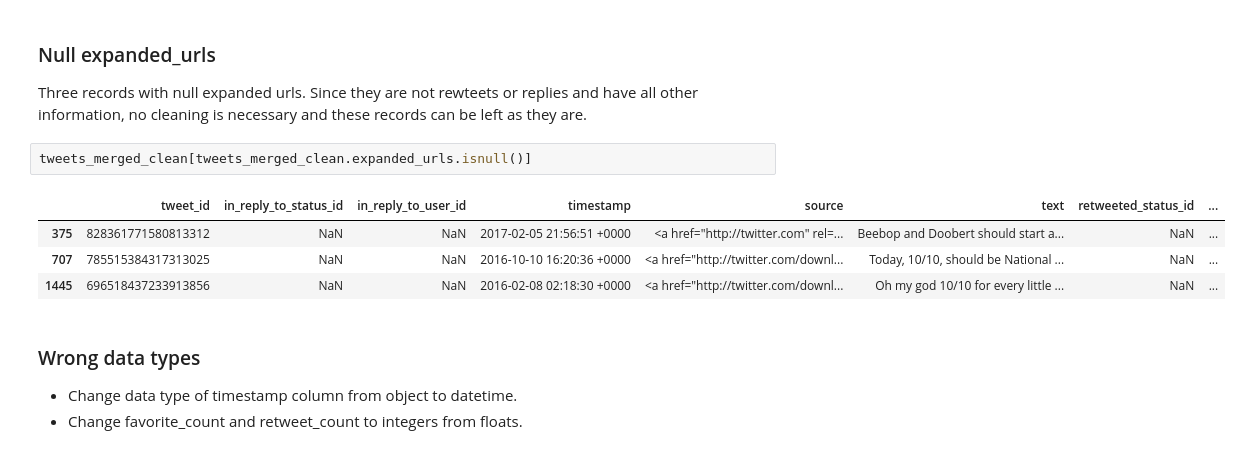
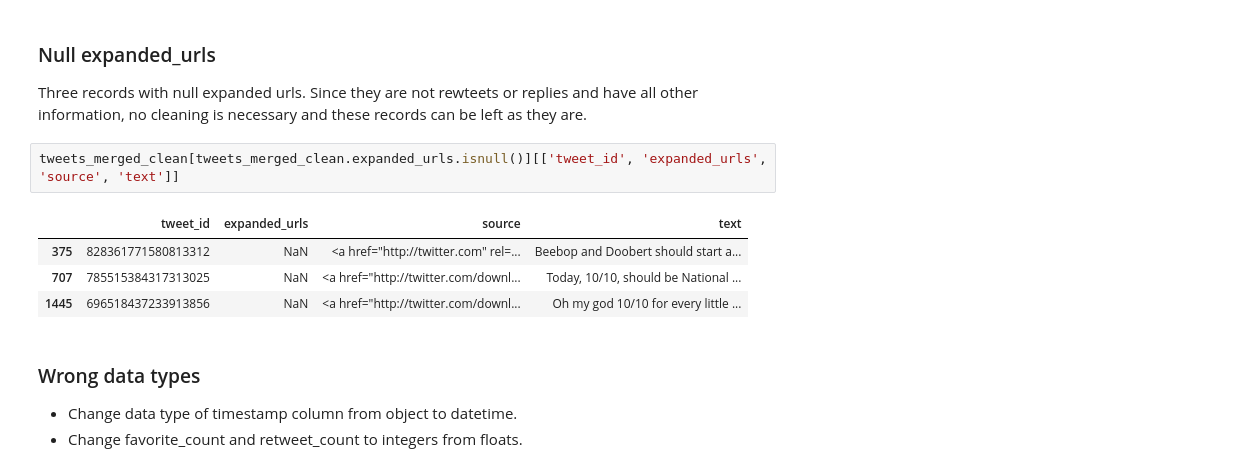
Before and after one commit to Halvinn/Twitter-Dog-Ratings, a Jupyter notebook: wrangle_act.ipynb, the cells around one changed output. Drawn from its saved outputs; the diff is of its cells as text.

Commit message:
Clean ouput display.

```diff
--- a/wrangle_act.ipynb
+++ b/wrangle_act.ipynb
@@ -312,12 +317,12 @@ memory usage: 327.7+ KB
 ### Null expanded_urls
 Three records with null expanded urls. Since they are not rewteets or replies and have all other information, no cleaning is necessary and these records can be left as they are.
 # %%
-tweets_merged_clean[tweets_merged_clean.expanded_urls.isnull()]
+tweets_merged_clean[tweets_merged_clean.expanded_urls.isnull()][['tweet_id', 'expanded_urls', 'source', 'text']]
 # %% [output]
-|  | tweet_id | in_reply_to_status_id | in_reply_to_user_id | timestamp | source | text | retweeted_status_id | ... |
-| 375 | 828361771580813312 | NaN | NaN | 2017-02-05 21:56:51 +0000 | <a href="http://twitter.com" rel=... | Beebop and Doobert should start a... | NaN | ... |
-| 707 | 785515384317313025 | NaN | NaN | 2016-10-10 16:20:36 +0000 | <a href="http://twitter.com/downl... | Today, 10/10, should be National ... | NaN | ... |
-| 1445 | 696518437233913856 | NaN | NaN | 2016-02-08 02:18:30 +0000 | <a href="http://twitter.com/downl... | Oh my god 10/10 for every little ... | NaN | ... |
+|  | tweet_id | expanded_urls | source | text |
+| 375 | 828361771580813312 | NaN | <a href="http://twitter.com" rel=... | Beebop and Doobert should start a... |
+| 707 | 785515384317313025 | NaN | <a href="http://twitter.com/downl... | Today, 10/10, should be National ... |
+| 1445 | 696518437233913856 | NaN | <a href="http://twitter.com/downl... | Oh my god 10/10 for every little ... |
 # %% [markdown]
 ### Wrong data types
 * Change data type of timestamp column from object to datetime.
```
Also changed, not shown: parts of 5 cells of this notebook.
